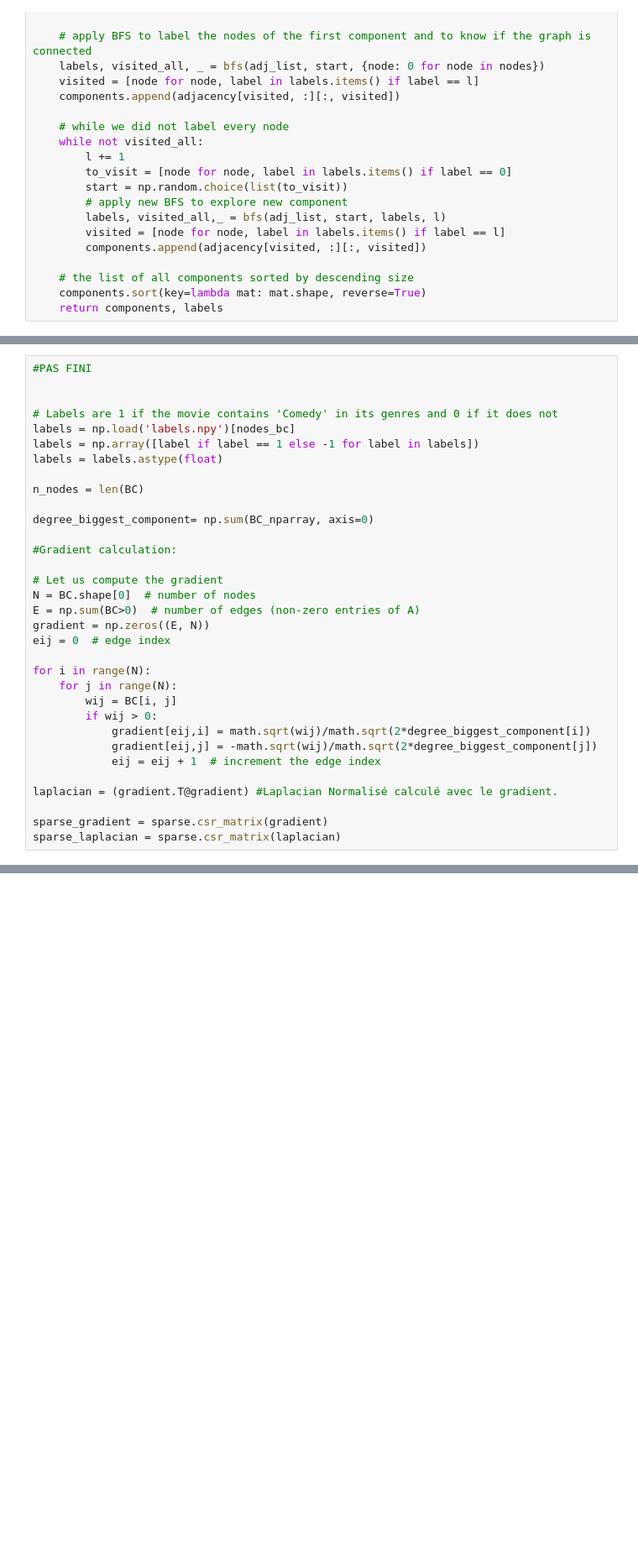
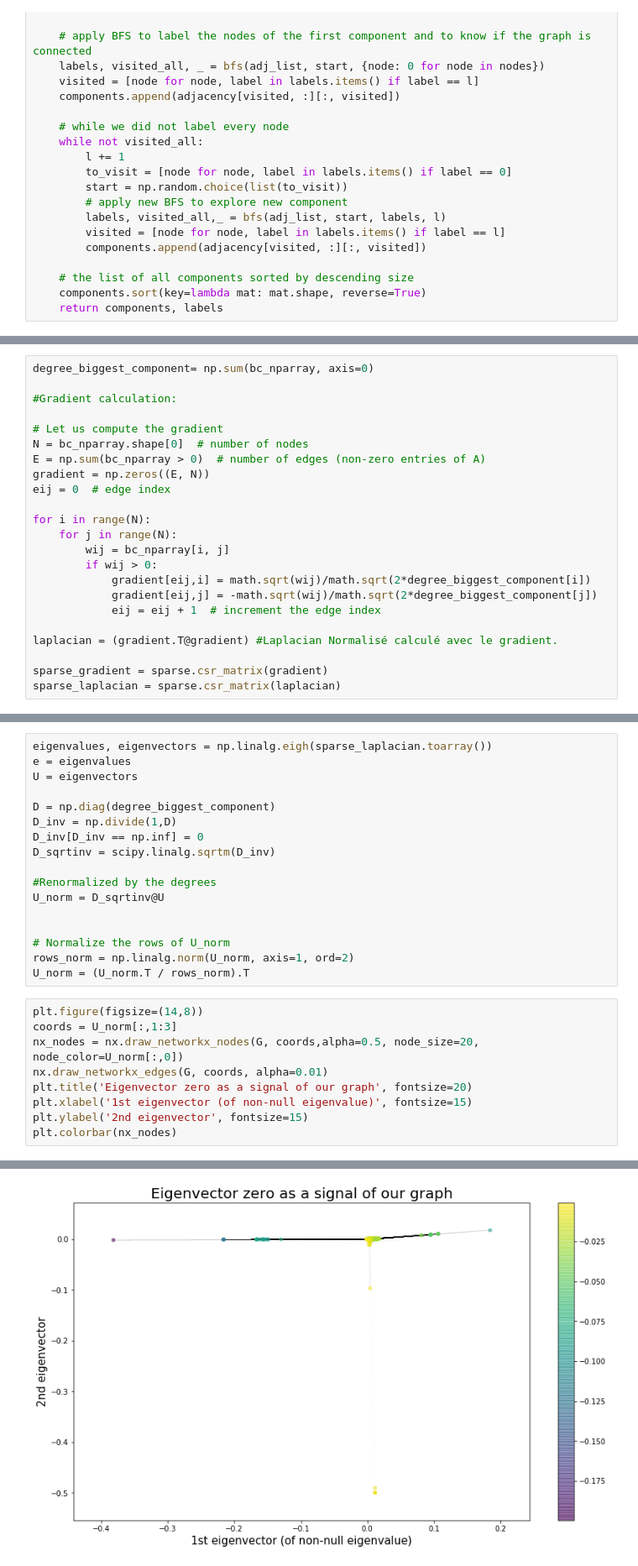
Before and after one commit to rocari96/NTDS-project, a Jupyter notebook: notebook.ipynb, the cells around one changed output, grey strips where cells are left out. Shown: that part at 84% size. Drawn from its saved outputs; the diff is of its cells as text; blank space fills up the shorter version.

Commit message:
Add labels and eigenvectors

```diff
--- a/notebook.ipynb
+++ b/notebook.ipynb
@@ -374,27 +416,17 @@ Clustering coefficient of our Biggest Component = 0.5421199049721809
 # %%
-#PAS FINI
-
-
-# Labels are 1 if the movie contains 'Comedy' in its genres and 0 if it does not
-labels = np.load('labels.npy')[nodes_bc]
-labels = np.array([label if label == 1 else -1 for label in labels])
-labels = labels.astype(float)
-
-n_nodes = len(BC)
-
-degree_biggest_component= np.sum(BC_nparray, axis=0)
+degree_biggest_component= np.sum(bc_nparray, axis=0)
 
 #Gradient calculation:
 
 # Let us compute the gradient
-N = BC.shape[0]  # number of nodes
-E = np.sum(BC>0)  # number of edges (non-zero entries of A)
+N = bc_nparray.shape[0]  # number of nodes
+E = np.sum(bc_nparray > 0)  # number of edges (non-zero entries of A)
 gradient = np.zeros((E, N))
 eij = 0  # edge index
 
 for i in range(N):
     for j in range(N):
-        wij = BC[i, j]
+        wij = bc_nparray[i, j]
         if wij > 0:
             gradient[eij,i] = math.sqrt(wij)/math.sqrt(2*degree_biggest_component[i])
             gradient[eij,j] = -math.sqrt(wij)/math.sqrt(2*degree_biggest_component[j])
@@ -408,0 +439,27 @@ FileNotFoundError: [Errno 2] No such file or directory: 'nodes_bc.npy'
+# %%
+eigenvalues, eigenvectors = np.linalg.eigh(sparse_laplacian.toarray())
+e = eigenvalues
+U = eigenvectors
+
+D = np.diag(degree_biggest_component)
+D_inv = np.divide(1,D)
+D_inv[D_inv == np.inf] = 0
+D_sqrtinv = scipy.linalg.sqrtm(D_inv)
+
+#Renormalized by the degrees
+U_norm = D_sqrtinv@U
+
+
+# Normalize the rows of U_norm
+rows_norm = np.linalg.norm(U_norm, axis=1, ord=2)
+U_norm = (U_norm.T / rows_norm).T
+# %%
+plt.figure(figsize=(14,8))
+coords = U_norm[:,1:3]
+nx_nodes = nx.draw_networkx_nodes(G, coords,alpha=0.5, node_size=20, node_color=U_norm[:,0])
+nx.draw_networkx_edges(G, coords, alpha=0.01)
+plt.title('Eigenvector zero as a signal of our graph', fontsize=20)
+plt.xlabel('1st eigenvector (of non-null eigenvalue)', fontsize=15)
+plt.ylabel('2nd eigenvector', fontsize=15)
+plt.colorbar(nx_nodes)
+# %% [output]
@@ -408,0 +467 @@ FileNotFoundError: [Errno 2] No such file or directory: 'nodes_bc.npy'
+[figure, added]
```
Also changed, not shown: parts of 12 cells of this notebook.
